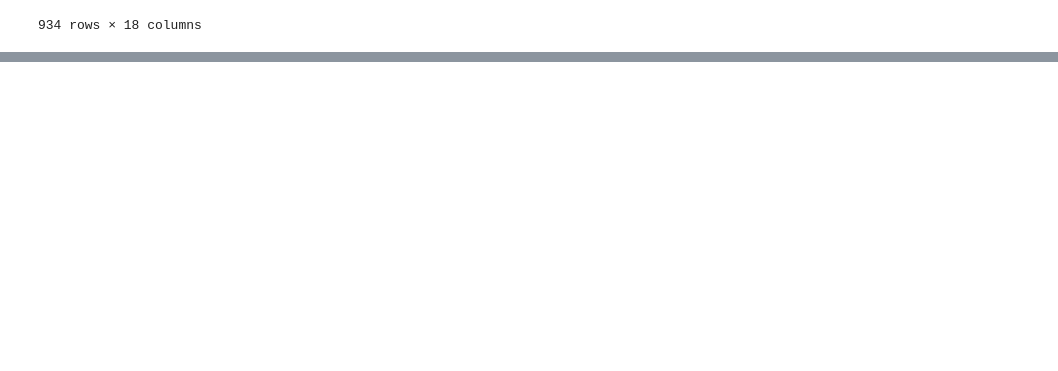
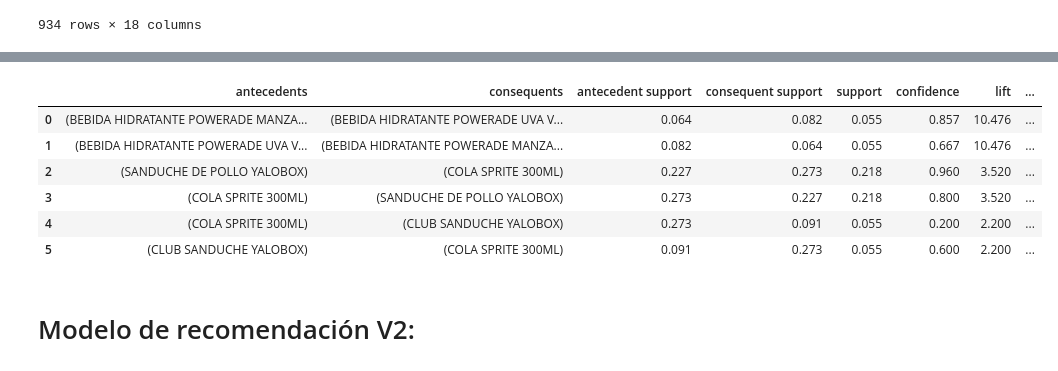
Before and after one commit to jluisorellanar/Relaciones-productos, a Jupyter notebook: Relaciones.ipynb, the cells around one changed output, grey strips where cells are left out. Cells and saved outputs as stored; diff of their text form; code cells hidden in the pictures; blank space fills up the shorter version.

Commit message:
Modelo Apriori

```diff
--- a/Relaciones.ipynb
+++ b/Relaciones.ipynb
@@ -391,3 +391,7 @@ dfModelo
 | 11937 | ITE010563 | 7861153909465 | CHORIZO PAISA BOTON LA ITALIANA 1... | 1 | 1.250 | 1.250 | CUENCA - ESTADIO | FGUTAMA | 001-032-000193347 | ... |
 | 11941 | ITE002312 | 7861024622905 | BEBIDA HIDRATANTE POWERADE MANZAN... | 1 | 0.536 | 0.600 | CUENCA - ESTADIO | FGUTAMA | 001-032-000187691 | ... |
 934 rows × 18 columns
+# %%
+df_agrupado_aprior = dfModelo.groupby('FACTURA')['ITEM'].apply(','.join).reset_index()[['ITEM']]
+df_agrupado_aprior['CANTIDAD_ITEMS'] = df_agrupado_aprior['ITEM'].str.split(',').apply(len)
+df_agrupado_aprior.sort_values('CANTIDAD_ITEMS', ascending = False)
@@ -393,0 +412,3 @@ dfModelo
+# %%
+df_agrupado_apriorv2=df_agrupado_aprior[df_agrupado_aprior['CANTIDAD_ITEMS'] >= 2]
+df_agrupado_apriorv2
@@ -393,0 +429,9 @@ dfModelo
+# %%
+data = df_agrupado_apriorv2['ITEM'].str.split(',').tolist()
+from mlxtend.preprocessing import TransactionEncoder
+import pandas as pd
+
+te = TransactionEncoder()
+te_data = te.fit(data).transform(data)
+df_encoded = pd.DataFrame(te_data, columns=te.columns_).astype(int)
+df_encoded.head()
@@ -393,0 +445,4 @@ dfModelo
+# %%
+from mlxtend.frequent_patterns import fpgrowth
+fpgrowthmodel=fpgrowth(df_encoded, min_support=0.05,use_colnames=True)
+fpgrowthmodel
@@ -393,0 +488,14 @@ dfModelo
+# %%
+# Association Rules & Info
+df_ar = association_rules(fpgrowthmodel, metric = "conviction", min_threshold = 0.05)
+df_ar
+# %% [output]
+|  | antecedents | consequents | antecedent support | consequent support | support | confidence | lift | ... |
+| 0 | (BEBIDA HIDRATANTE POWERADE MANZA... | (BEBIDA HIDRATANTE POWERADE UVA V... | 0.064 | 0.082 | 0.055 | 0.857 | 10.476 | ... |
+| 1 | (BEBIDA HIDRATANTE POWERADE UVA V... | (BEBIDA HIDRATANTE POWERADE MANZA... | 0.082 | 0.064 | 0.055 | 0.667 | 10.476 | ... |
+| 2 | (SANDUCHE DE POLLO YALOBOX) | (COLA SPRITE 300ML) | 0.227 | 0.273 | 0.218 | 0.960 | 3.520 | ... |
+| 3 | (COLA SPRITE 300ML) | (SANDUCHE DE POLLO YALOBOX) | 0.273 | 0.227 | 0.218 | 0.800 | 3.520 | ... |
+| 4 | (COLA SPRITE 300ML) | (CLUB SANDUCHE YALOBOX) | 0.273 | 0.091 | 0.055 | 0.200 | 2.200 | ... |
+| 5 | (CLUB SANDUCHE YALOBOX) | (COLA SPRITE 300ML) | 0.091 | 0.273 | 0.055 | 0.600 | 2.200 | ... |
+# %% [markdown]
+# Modelo de recomendación V2:
```
Also changed, not shown: parts of 12 cells of this notebook, 1 other file.
